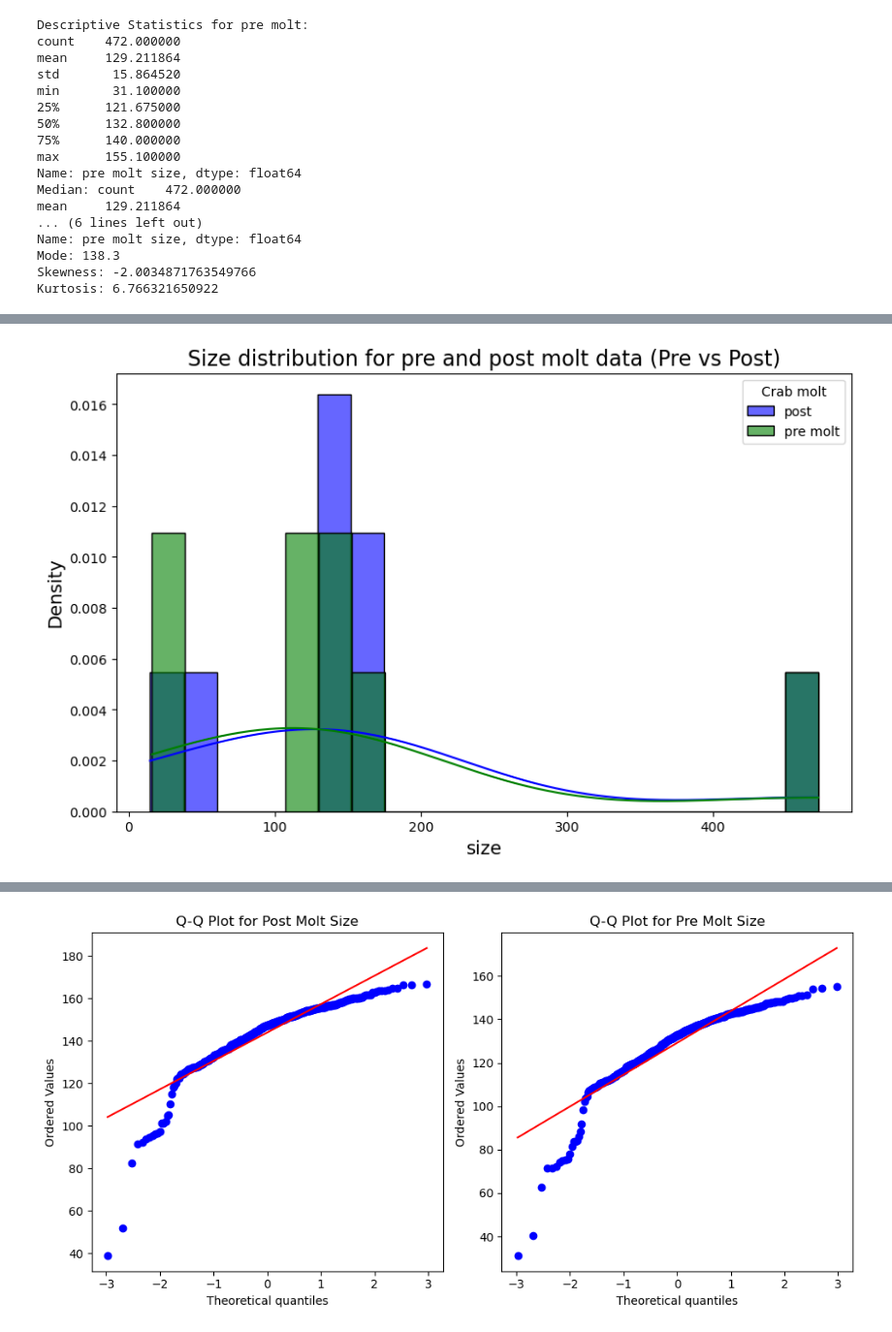
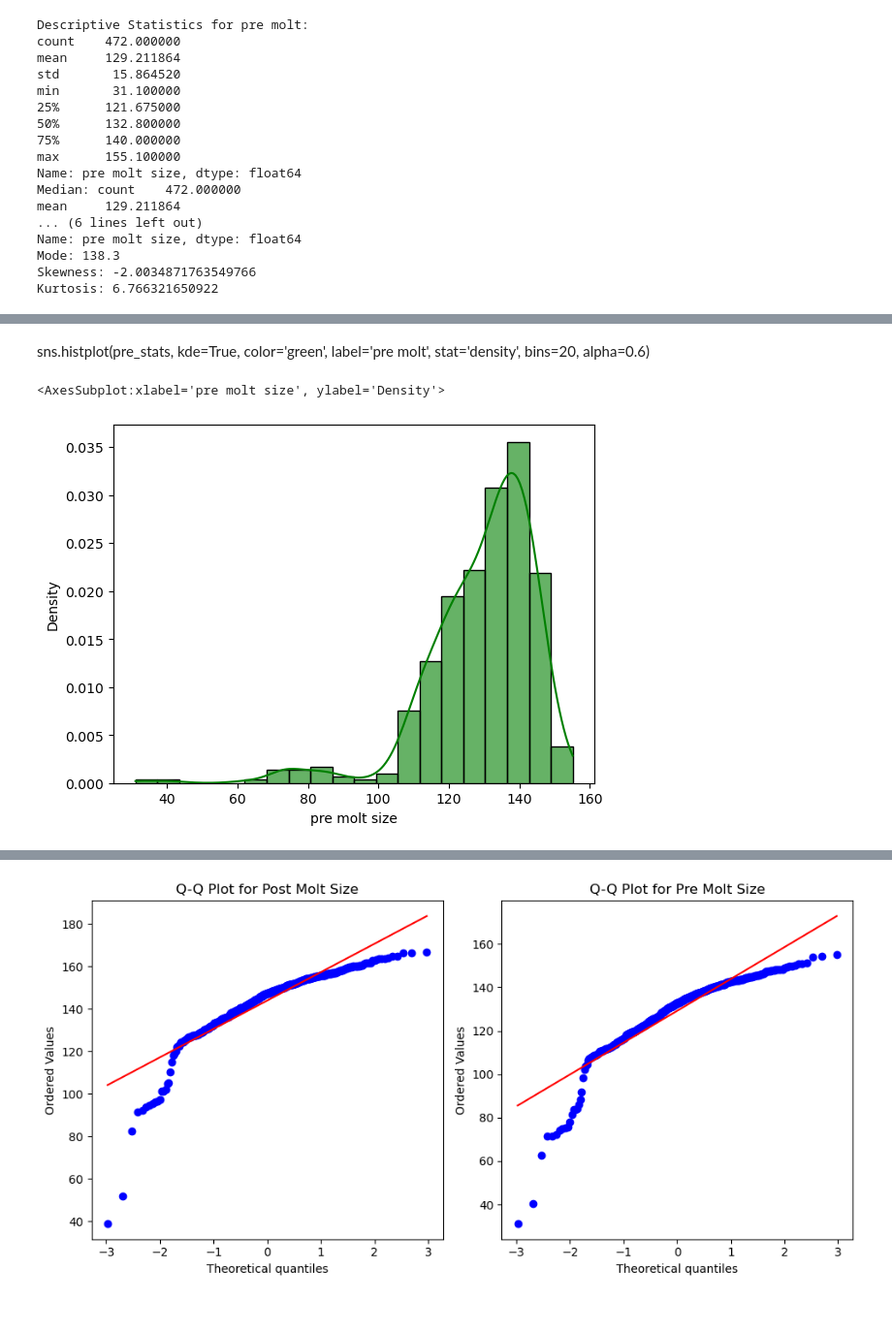
Before and after one commit to iamshreyash/advstats_Crab_molt_data, a Jupyter notebook: Crab_molt_proj1.ipynb, the cells around one changed output, grey strips where cells are left out. Shown at 97% size. Cells and saved outputs as stored; diff of their text form; code cells hidden in the pictures.

```diff
--- a/Crab_molt_proj1.ipynb
+++ b/Crab_molt_proj1.ipynb
@@ -108,11 +106,7 @@ sns.histplot(pre_stats, kde=True, color='green', label='pre molt', stat='density
-# %%
-plt.figure(figsize=(10, 6))
-sns.histplot(post_stats, kde=True, color='blue', label='post', stat='density', bins=20, alpha=0.6)
-sns.histplot(pre_stats, kde=True, color='green', label='pre molt', stat='density', bins=20, alpha=0.6)
-plt.title('Size distribution for pre and post molt data (Pre vs Post)', fontsize=16)
-plt.xlabel('size', fontsize=14)
-plt.ylabel('Density', fontsize=14)
-plt.legend(title='Crab molt')
-plt.show()
-# %% [output]
-[figure, removed]
+# %% [markdown]
+sns.histplot(pre_stats, kde=True, color='green', label='pre molt', stat='density', bins=20, alpha=0.6)
+# %%
+sns.histplot(df['pre molt size'], kde=True, color='green', label='pre molt', stat='density', bins=20, alpha=0.6)
+# %% [output]
+<AxesSubplot:xlabel='pre molt size', ylabel='Density'>
+[figure, added]
```
Also changed, not shown: parts of 6 cells of this notebook.
